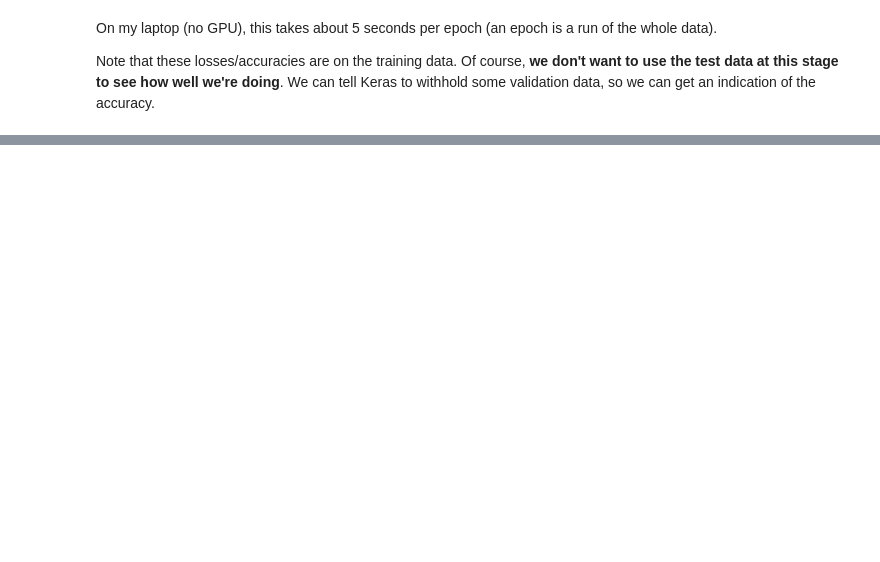
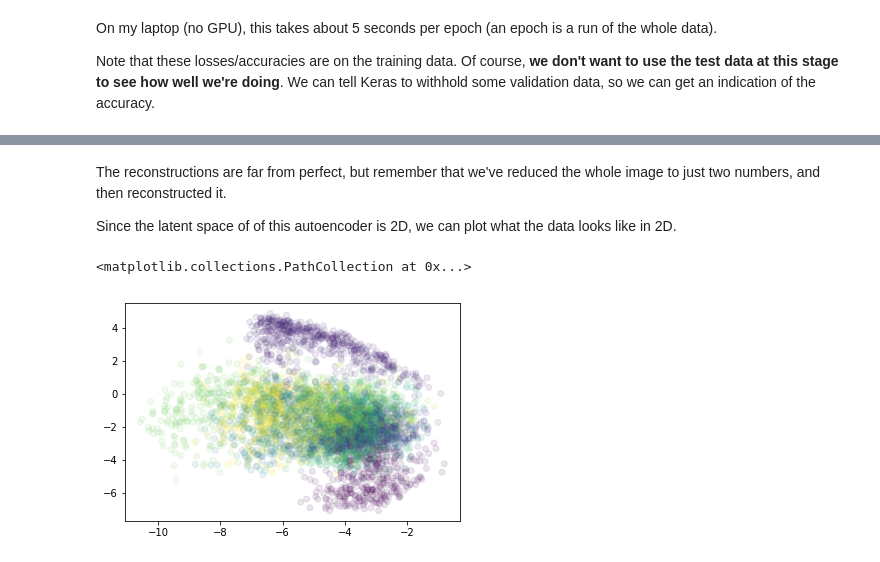
Before and after one commit to pbloem/machine-learning, a Jupyter notebook: worksheets/Worksheet 4, Deep Learning.ipynb, the cells around one changed output, grey strips where cells are left out. Drawn from its saved outputs; the diff is of its cells as text; code cells hidden in the pictures; blank space fills up the shorter version.

```diff
--- a/worksheets/Worksheet 4, Deep Learning.ipynb
+++ b/worksheets/Worksheet 4, Deep Learning.ipynb
@@ -268,0 +272,10 @@ Note that the model remembers its weights so we've now trained it for 10 epochs,
+# %%
+(x_train, y_train), (x_test, y_test) = mnist.load_data()
+
+print(y_train.shape, y_test.shape)
+
+y_train = to_categorical(y_train)
+y_test = to_categorical(y_test)
+
+print(x_train.shape)
+print(x_test.shape)
@@ -268,0 +355,28 @@ Note that the model remembers its weights so we've now trained it for 10 epochs,
+# %%
+(x_train, y_train), (x_test, y_test) = mnist.load_data()
+
+x_train = x_train[:, :, :, None]
+x_test  = x_test[:, :, :, None]
+
+x_train = x_train / 255.
+x_test = x_test / 255.
+# %%
+from keras.layers import Input, Conv2D, Conv2DTranspose, Dense, Reshape, MaxPooling2D, UpSampling2D
+from keras.models import Model
+
+hidden_size = 2
+
+input = Input(shape=(28,28,1))
+
+x = Conv2D(4, (3, 3), activation='relu', padding='same', input_shape=(28, 28, 1))(input)
+x = MaxPooling2D((2, 2), padding='same')(x)
+x = Conv2D(8, (4, 4), activation='relu', padding='same')(x)
+x = MaxPooling2D((2, 2), padding='same')(x)
+x = Conv2D(16, (4, 4), activation='relu', padding='same')(x)
+x = MaxPooling2D((2, 2), padding='same')(x)
+x = Flatten()(x)
+x = Dense(hidden_size)(x)
+
+encoder = Model(input, x)
+
+encoder.summary()
@@ -268,0 +496,14 @@ Note that the model remembers its weights so we've now trained it for 10 epochs,
+# %% [markdown]
+The reconstructions are far from perfect, but remember that we've reduced the whole image to just two numbers, and then reconstructed it.
+
+Since the latent space of of this autoencoder is 2D, we can plot what the data looks like in 2D.
+# %%
+num = 5000
+
+inputs = x_test[:num, :, :, :]
+latent = encoder.predict(inputs)
+
+plt.scatter(latent[:,0], latent[:,1], c=y_test[:num], alpha=0.1)
+# %% [output]
+<matplotlib.collections.PathCollection at 0x...>
+[figure, added]
```
Also changed, not shown: parts of 46 cells of this notebook.
